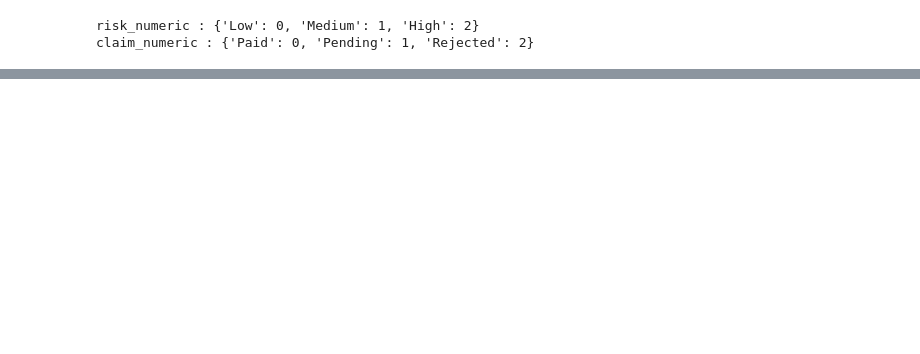
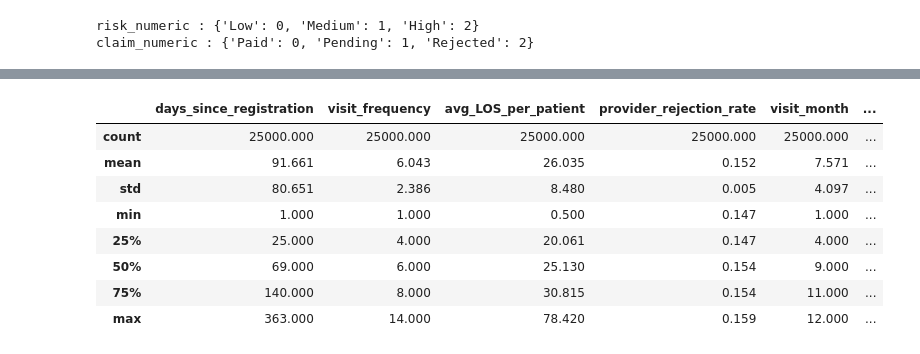
Before and after one commit to SachinMohapatra/Health_Care_Analytics_ML, a Jupyter notebook: notebooks/Phase2_EDA.ipynb, the cells around one changed output, grey strips where cells are left out. Saved outputs shown, nothing was run; the diff lists cells and outputs as text; code cells hidden in the pictures; blank space fills up the shorter version.

```diff
--- a/notebooks/Phase2_EDA.ipynb
+++ b/notebooks/Phase2_EDA.ipynb
@@ -406,0 +486,8 @@ Naive Accuracy: '49.9%'
+# %%
+#Provider rejection rate
+df["provider_rejection_rate"] = df.groupby("insurance_provider")["is_rejected"].transform("mean")
+
+print("rejection rate per provider:")
+# df[["insurance_provider", "provider_rejection_rate"]].head()
+
+df.groupby("insurance_provider")["provider_rejection_rate"].first().round(3)
@@ -406,0 +502,5 @@ Naive Accuracy: '49.9%'
+# %%
+#time based features
+df["visit_month"] = df["visit_date"].dt.month
+df["visit_dayofweek"] = df["visit_date"].dt.dayofweek
+df[["visit_date", "visit_month", "visit_dayofweek"]].head()
@@ -406,0 +514,7 @@ Naive Accuracy: '49.9%'
+# %%
+high_cost_threshold = df["billed_amount"].quantile(0.75)
+df["high_cost_visit_flag"] = (df["billed_amount"]>high_cost_threshold).astype(int)
+
+print(f"High cost threshold (75th percentile: Rs {high_cost_threshold:,.0f})")
+print()
+print(df["high_cost_visit_flag"].value_counts())
@@ -406,0 +528,18 @@ Naive Accuracy: '49.9%'
+# %%
+#final feature check
+new_features = [
+    "days_since_registration",
+    "visit_frequency",
+    "avg_LOS_per_patient",
+    "provider_rejection_rate",
+    "visit_month",
+    "visit_dayofweek",
+    "high_cost_visit_flag"
+]
+
+print("New features added: ")
+for f in new_features:
+    print(f"✔️ {f}")
+
+
+print(f"final dataset shape: {df.shape}")
@@ -406,0 +556,12 @@ Naive Accuracy: '49.9%'
+# %%
+df[new_features].describe().round(3)
+# %% [output]
+|  | days_since_registration | visit_frequency | avg_LOS_per_patient | provider_rejection_rate | visit_month | ... |
+| count | 25000.000 | 25000.000 | 25000.000 | 25000.000 | 25000.000 | ... |
+| mean | 91.661 | 6.043 | 26.035 | 0.152 | 7.571 | ... |
+| std | 80.651 | 2.386 | 8.480 | 0.005 | 4.097 | ... |
+| min | 1.000 | 1.000 | 0.500 | 0.147 | 1.000 | ... |
+| 25% | 25.000 | 4.000 | 20.061 | 0.147 | 4.000 | ... |
+| 50% | 69.000 | 6.000 | 25.130 | 0.154 | 9.000 | ... |
+| 75% | 140.000 | 8.000 | 30.815 | 0.154 | 11.000 | ... |
+| max | 363.000 | 14.000 | 78.420 | 0.159 | 12.000 | ... |
```
Also changed, not shown: parts of 33 cells of this notebook, 8 other files.
